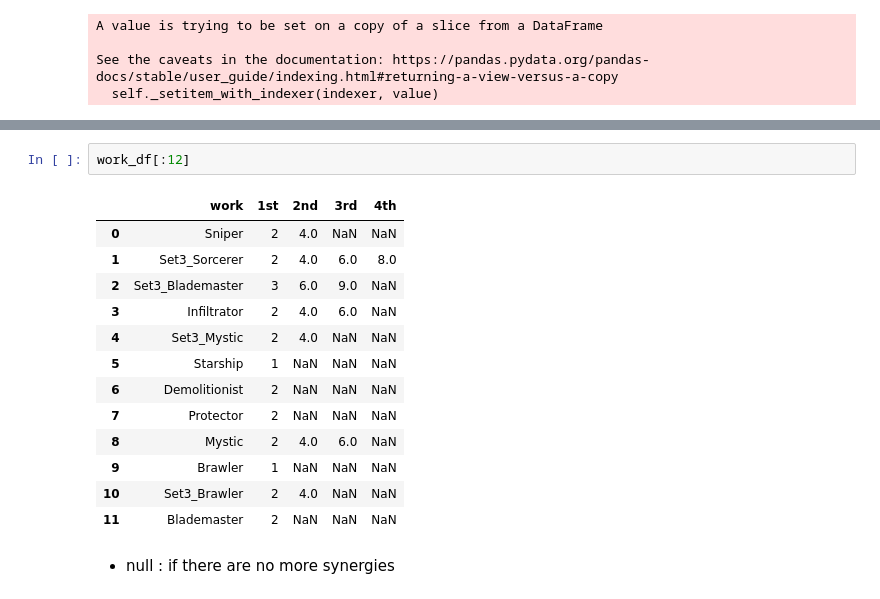
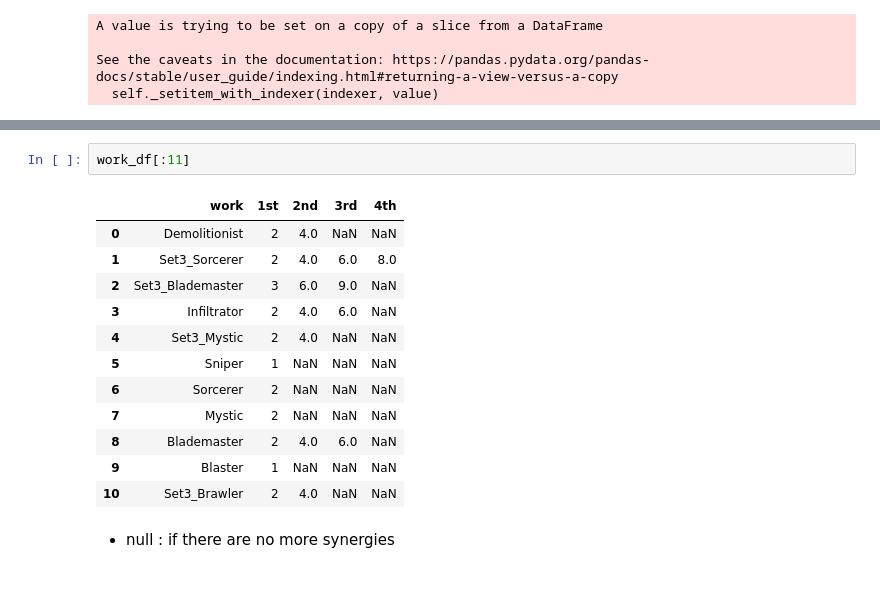
Before and after one commit to JHyuk2/tft_analysis, a Jupyter notebook: tft_data_analysis.ipynb, the cells around one changed output, grey strips where cells are left out. Saved outputs shown, nothing was run; the diff lists cells and outputs as text.

```diff
--- a/tft_data_analysis.ipynb
+++ b/tft_data_analysis.ipynb
@@ -368,21 +354,20 @@ class list
  'Starship',
  'Vanguard']
 # %%
-work_df[:12]
+work_df[:11]
 # %% [output]
 |  | work | 1st | 2nd | 3rd | 4th |
-| 0 | Sniper | 2 | 4.0 | NaN | NaN |
+| 0 | Demolitionist | 2 | 4.0 | NaN | NaN |
 | 1 | Set3_Sorcerer | 2 | 4.0 | 6.0 | 8.0 |
 | 2 | Set3_Blademaster | 3 | 6.0 | 9.0 | NaN |
 | 3 | Infiltrator | 2 | 4.0 | 6.0 | NaN |
 | 4 | Set3_Mystic | 2 | 4.0 | NaN | NaN |
-| 5 | Starship | 1 | NaN | NaN | NaN |
-| 6 | Demolitionist | 2 | NaN | NaN | NaN |
-| 7 | Protector | 2 | NaN | NaN | NaN |
-| 8 | Mystic | 2 | 4.0 | 6.0 | NaN |
-| 9 | Brawler | 1 | NaN | NaN | NaN |
+| 5 | Sniper | 1 | NaN | NaN | NaN |
+| 6 | Sorcerer | 2 | NaN | NaN | NaN |
+| 7 | Mystic | 2 | NaN | NaN | NaN |
+| 8 | Blademaster | 2 | 4.0 | 6.0 | NaN |
+| 9 | Blaster | 1 | NaN | NaN | NaN |
 | 10 | Set3_Brawler | 2 | 4.0 | NaN | NaN |
-| 11 | Blademaster | 2 | NaN | NaN | NaN |
 # %% [markdown]
 - null : if there are no more synergies
 # %% [markdown]
```
Also changed, not shown: parts of 6 cells of this notebook.
